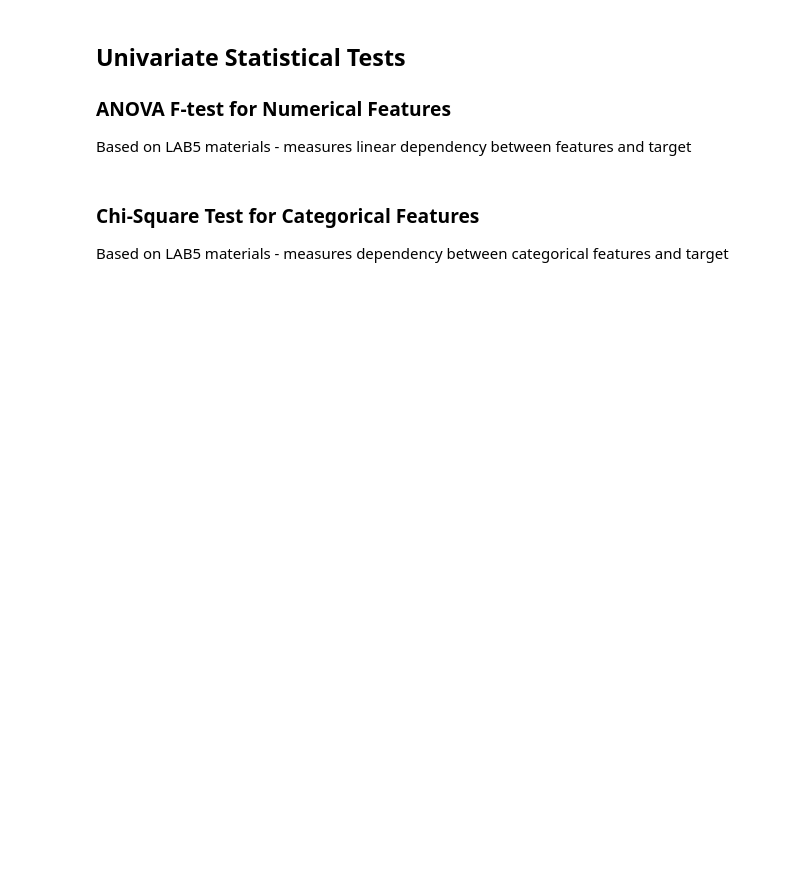
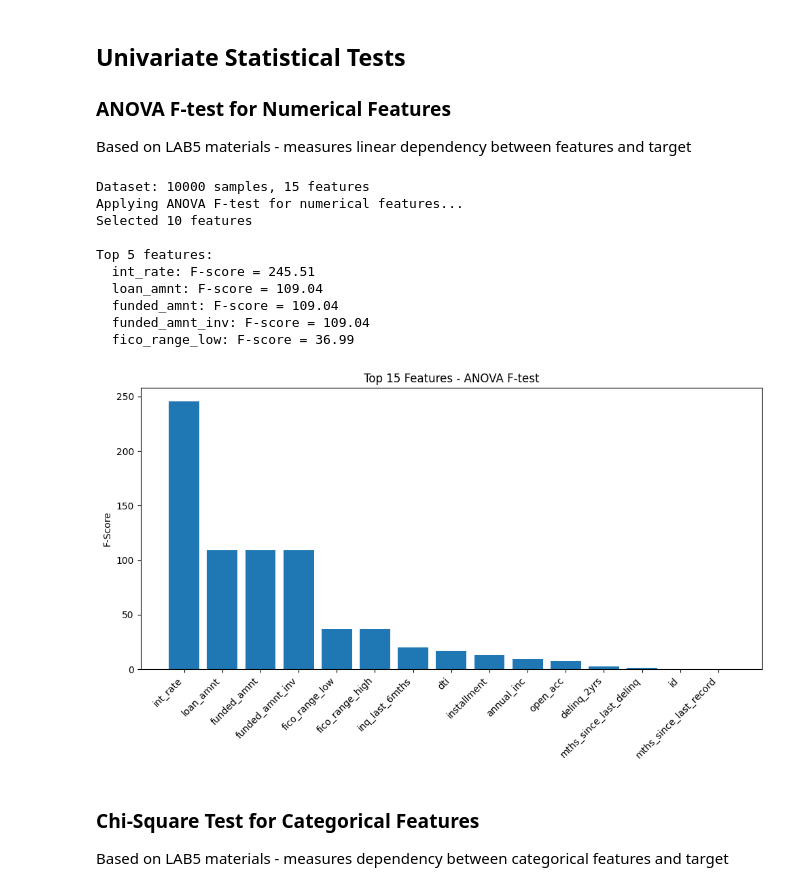
Before and after one commit to Shun-Zhang-1163127/1163127, a Jupyter notebook: notebooks/05_feature_selection.ipynb, the cells around one changed output. Cells and saved outputs as stored; diff of their text form; code cells hidden in the pictures; blank space fills up the shorter version.

```diff
--- a/notebooks/05_feature_selection.ipynb
+++ b/notebooks/05_feature_selection.ipynb
@@ -75,7 +95,7 @@ def apply_anova_ftest(X, y, k=10):
     Apply ANOVA F-test for feature selection
 
     Parameters:
-    X: DataFrame with numerical features
+    X: DataFrame with numerical features (no NaN)
     y: target variable (classification)
     k: number of top features to select
 
@@ -106,34 +126,49 @@ def apply_anova_ftest(X, y, k=10):
 # Apply ANOVA if data is available
 if not df.empty and target_column:
     # Get numerical features
     num_features = df.select_dtypes(include=[np.number]).columns.tolist()
     num_features = [c for c in num_features if c != target_column and not c.endswith('_id')]
 
     if len(num_features) >= 5:
-        X_num = df[num_features].fillna(df[num_features].mean())
+        # Simple and direct: just fill NaN with mean
+        X_num = df[num_features[:15]].fillna(df[num_features[:15]].mean())
 
         # Prepare target
         le = LabelEncoder()
         y = le.fit_transform(df[target_column].fillna('Unknown'))
+
+        print(f"Dataset: {X_num.shape[0]} samples, {X_num.shape[1]} features")
 
         # Apply ANOVA
         sel_anova, anova_results, anova_sel = apply_anova_ftest(X_num, y, k=10)
 
         # Visualize
         plt.figure(figsize=(10, 6))
         top15 = anova_results.head(15)
         plt.bar(range(len(top15)), top15['f_score'])
         plt.xticks(range(len(top15)), top15['feature'], rotation=45, ha='right')
         plt.title('Top 15 Features - ANOVA F-test')
         plt.ylabel('F-Score')
         plt.tight_layout()
         plt.show()
     else:
         print("Not enough numerical features for ANOVA")
         sel_anova = []
 else:
     print("No data for ANOVA demo")
     sel_anova = []
+# %% [output]
+Dataset: 10000 samples, 15 features
+Applying ANOVA F-test for numerical features...
+Selected 10 features
+
+Top 5 features:
+  int_rate: F-score = 245.51
+  loan_amnt: F-score = 109.04
+  funded_amnt: F-score = 109.04
+  funded_amnt_inv: F-score = 109.04
+  fico_range_low: F-score = 36.99
+[figure, added]
 # %% [markdown]
 ### Chi-Square Test for Categorical Features
 Based on LAB5 materials - measures dependency between categorical features and target
```
Also changed, not shown: parts of 6 cells of this notebook, 4 other files.
